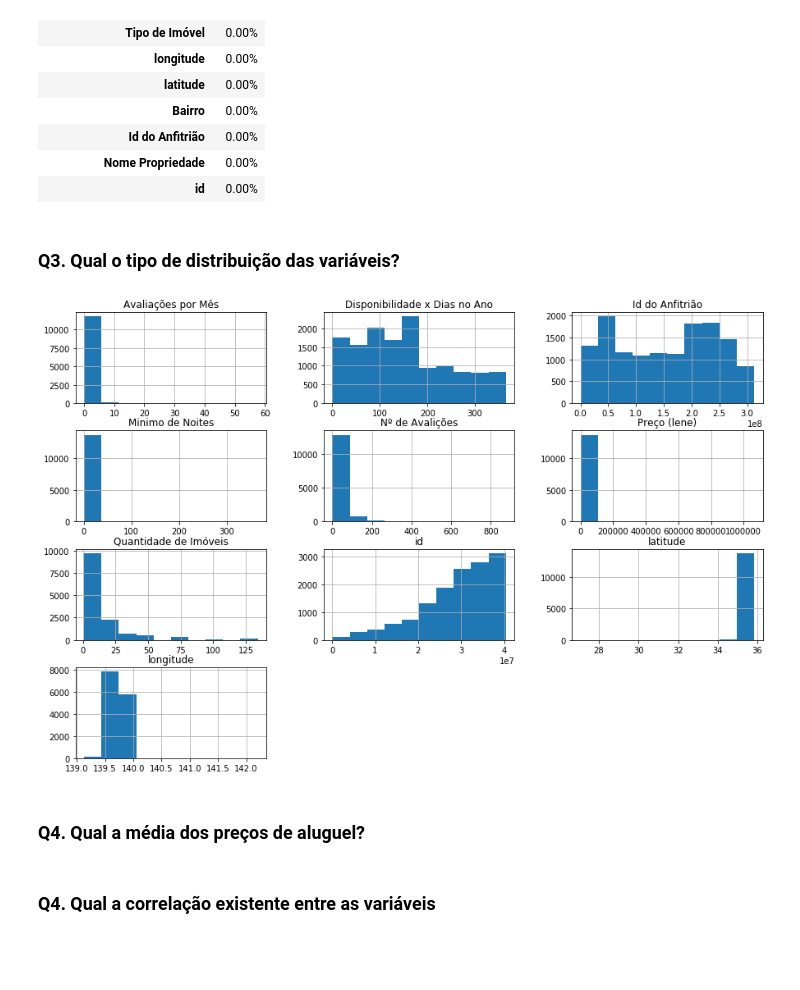
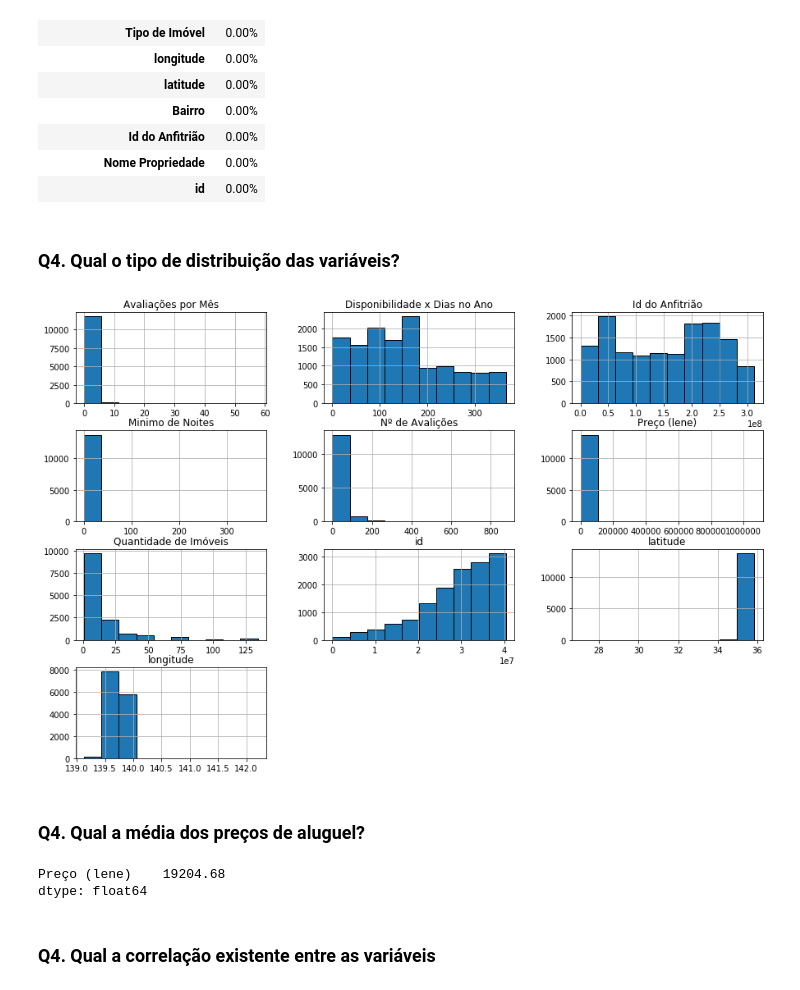
Before and after one commit to eliasfeitoza/Curso-Data-Science-na-Pratica, a Jupyter notebook: [TEMPLATE]_Analisando_os_Dados_do_Airbnb.ipynb, the cells around one changed output. Saved outputs shown, nothing was run; the diff lists cells and outputs as text; code cells hidden in the pictures; blank space fills up the shorter version.

```diff
--- a/[TEMPLATE]_Analisando_os_Dados_do_Airbnb.ipynb
+++ b/[TEMPLATE]_Analisando_os_Dados_do_Airbnb.ipynb
@@ -179,16 +179,20 @@ df_n.style.format("{:.2%}")
 | Nome Propriedade | 0.00% |
 | id | 0.00% |
 # %% [markdown]
-### **Q3. Qual o tipo de distribuição das variáveis?**
+### **Q4. Qual o tipo de distribuição das variáveis?**
 # %%
 # plotar o histograma das variáveis numéricas
-df.hist(bins=10, figsize=(15,10));
+df.hist(bins=10,edgecolor = "black", figsize=(15,10));
 # %% [output]
-[figure, old version]
+[figure, new version]
 # %% [markdown]
 ### **Q4. Qual a média dos preços de aluguel?**
 # %%
 # ver a média da coluna `price``
+round(df[["Preço (lene)"]].mean(),2)
+# %% [output]
+Preço (lene)    19204.68
+dtype: float64
 # %% [markdown]
 ### **Q4. Qual a correlação existente entre as variáveis**
 # %%
```
Also changed, not shown: parts of 1 cell of this notebook.
